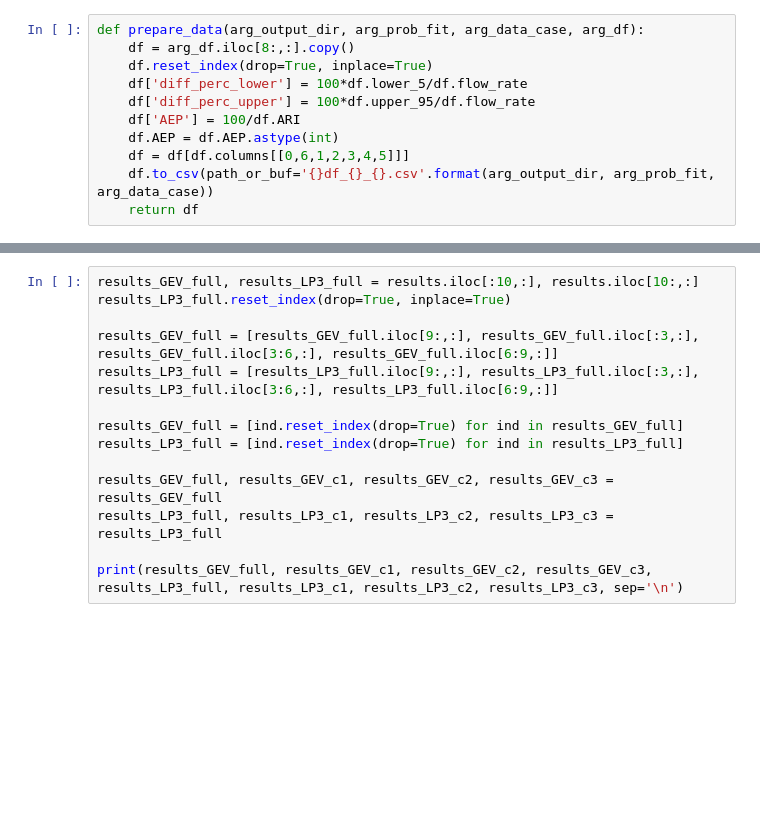
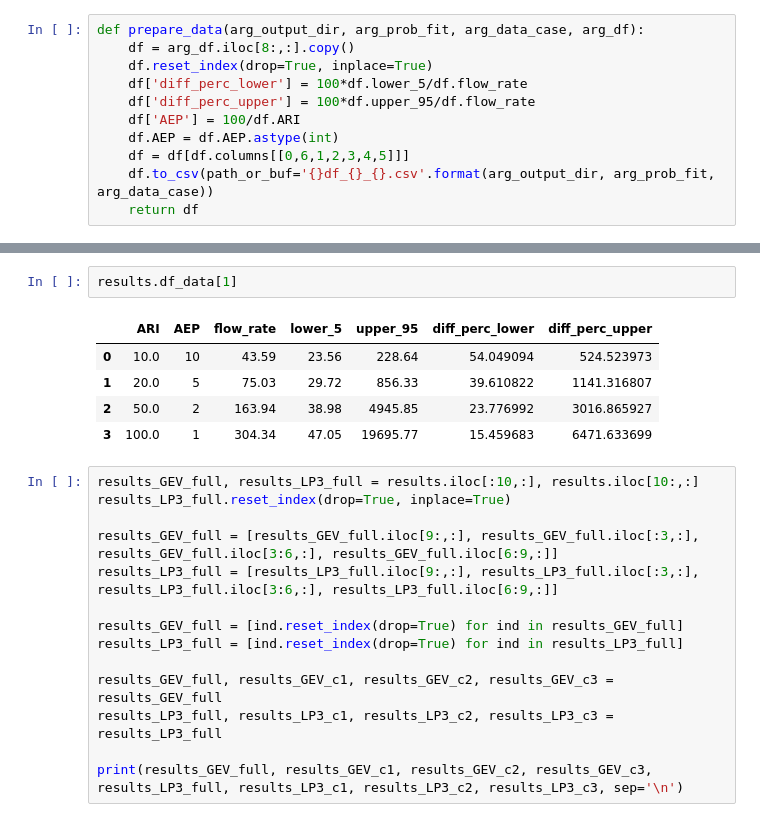
Before and after one commit to Holger-Paxi/Flood_Estimation, a Jupyter notebook: Assignment_1/Assignment_1__2nd.ipynb, the cells around one changed output, grey strips where cells are left out. Saved outputs shown, nothing was run; the diff lists cells and outputs as text; blank space fills up the shorter version.

```diff
--- a/Assignment_1/Assignment_1__2nd.ipynb
+++ b/Assignment_1/Assignment_1__2nd.ipynb
@@ -258,3 +312,11 @@ results
+# %%
+results.df_data[1]
+# %% [output]
+|  | ARI | AEP | flow_rate | lower_5 | upper_95 | diff_perc_lower | diff_perc_upper |
+| 0 | 10.0 | 10 | 43.59 | 23.56 | 228.64 | 54.049094 | 524.523973 |
+| 1 | 20.0 | 5 | 75.03 | 29.72 | 856.33 | 39.610822 | 1141.316807 |
+| 2 | 50.0 | 2 | 163.94 | 38.98 | 4945.85 | 23.776992 | 3016.865927 |
+| 3 | 100.0 | 1 | 304.34 | 47.05 | 19695.77 | 15.459683 | 6471.633699 |
 # %%
 results_GEV_full, results_LP3_full = results.iloc[:10,:], results.iloc[10:,:]
 results_LP3_full.reset_index(drop=True, inplace=True)
```
Also changed, not shown: parts of 15 cells of this notebook.
